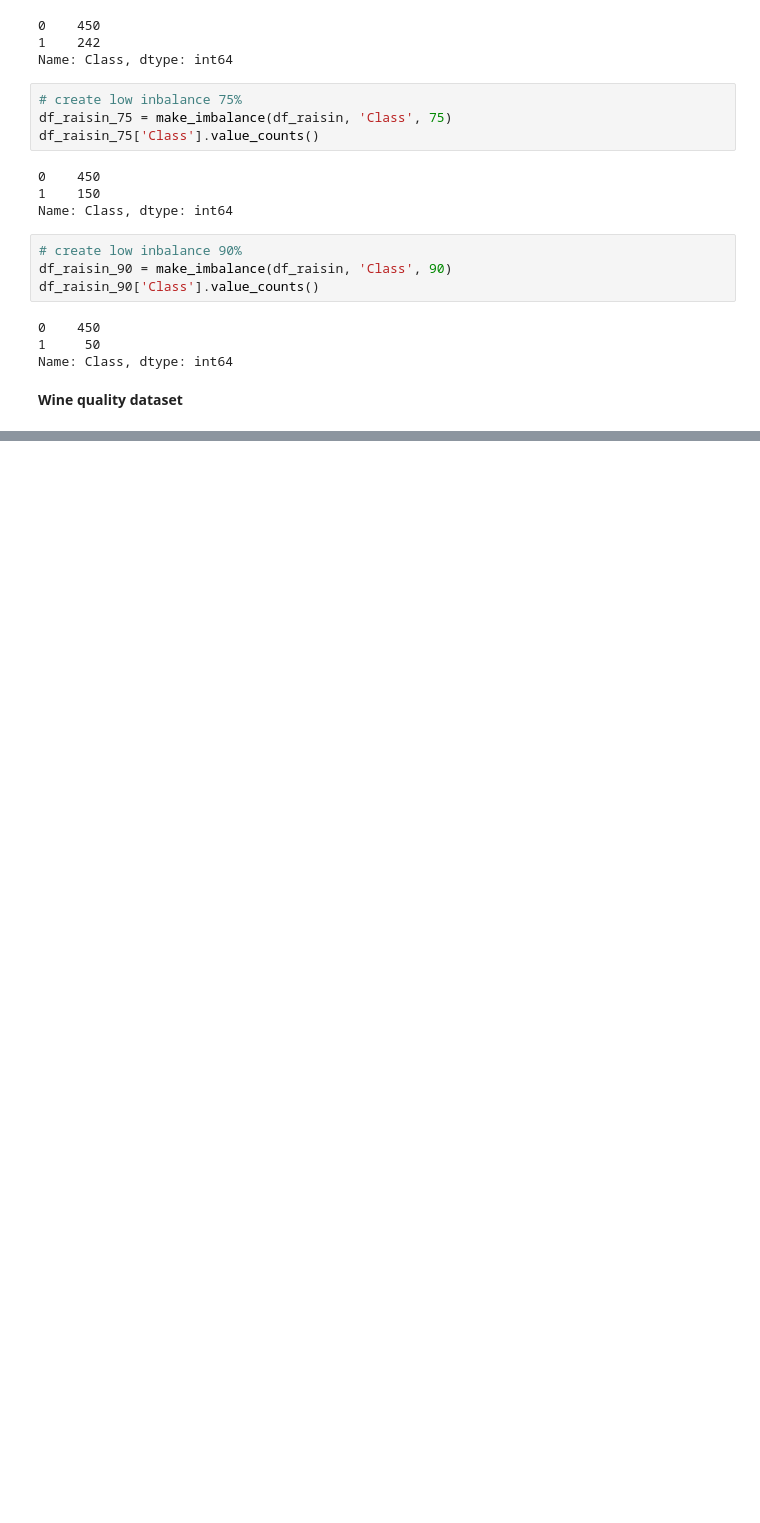
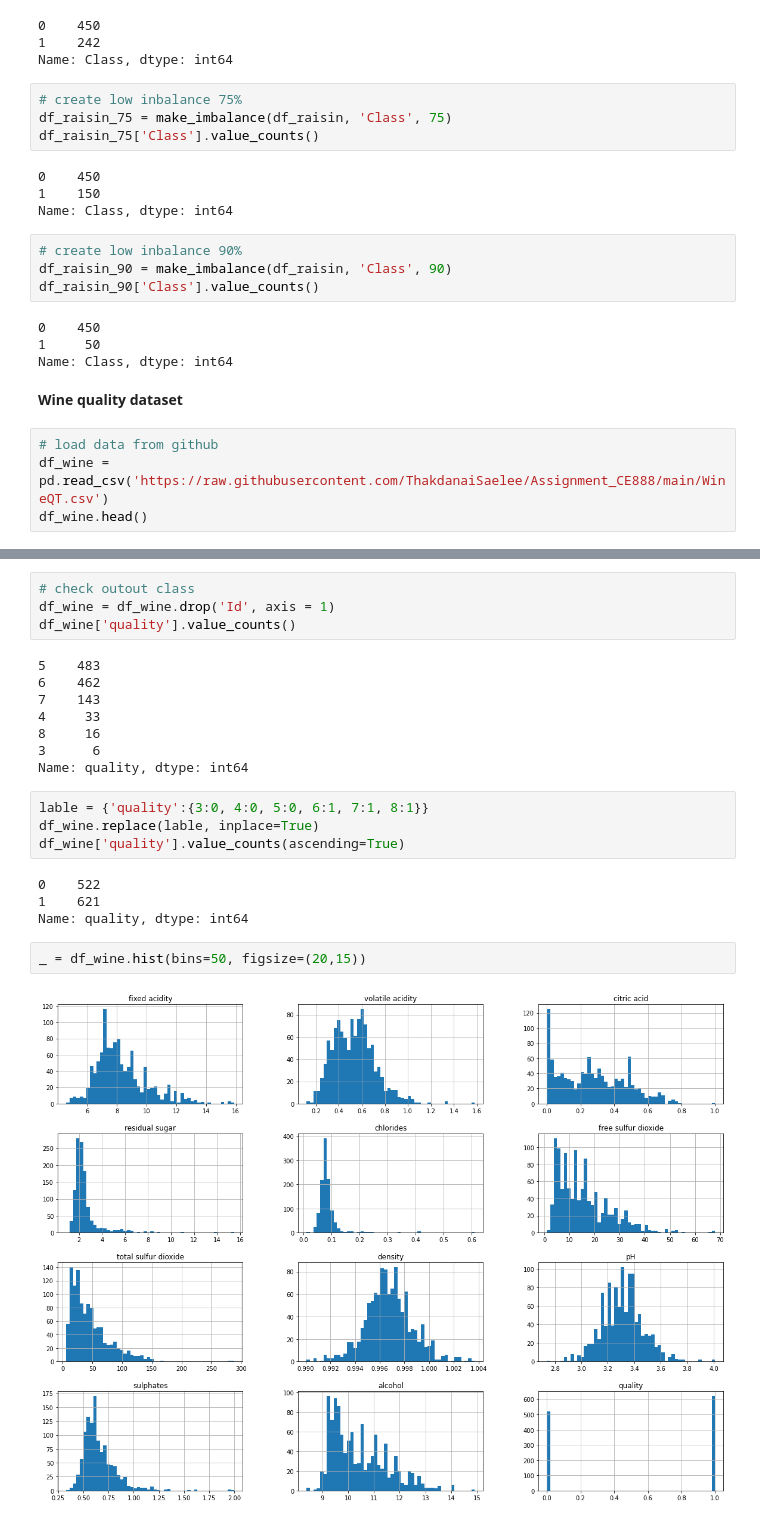
Before and after one commit to ThakdanaiSaelee/Assignment_CE888, a Jupyter notebook: Assignment.ipynb, the cells around one changed output, grey strips where cells are left out. Saved outputs shown, nothing was run; the diff lists cells and outputs as text; blank space fills up the shorter version.

```diff
--- a/Assignment.ipynb
+++ b/Assignment.ipynb
@@ -201,3 +201,7 @@ df_raisin_90['Class'].value_counts()
 Name: Class, dtype: int64
 # %% [markdown]
 **Wine quality dataset**
+# %%
+# load data from github
+df_wine = pd.read_csv('https://raw.githubusercontent.com/ThakdanaiSaelee/Assignment_CE888/main/WineQT.csv')
+df_wine.head()
@@ -203,0 +238,24 @@ Name: Class, dtype: int64
+# %%
+# check outout class
+df_wine = df_wine.drop('Id', axis = 1)
+df_wine['quality'].value_counts()
+# %% [output]
+5    483
+6    462
+7    143
+4     33
+8     16
+3      6
+Name: quality, dtype: int64
+# %%
+lable = {'quality':{3:0, 4:0, 5:0, 6:1, 7:1, 8:1}}
+df_wine.replace(lable, inplace=True)
+df_wine['quality'].value_counts(ascending=True)
+# %% [output]
+0    522
+1    621
+Name: quality, dtype: int64
+# %%
+_ = df_wine.hist(bins=50, figsize=(20,15))
+# %% [output]
+[figure, added]
```
Also changed, not shown: parts of 9 cells of this notebook.
